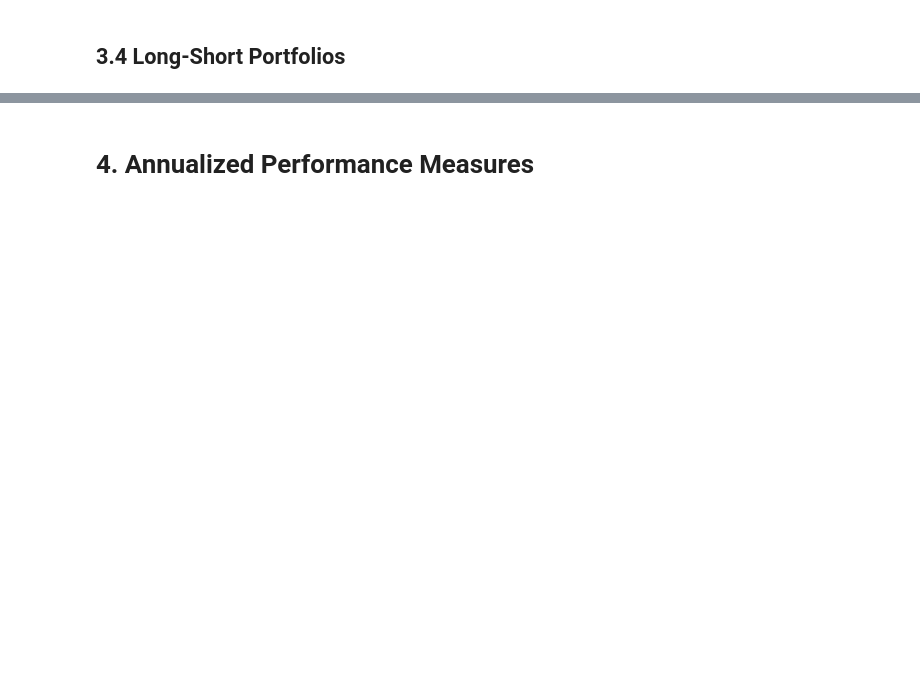
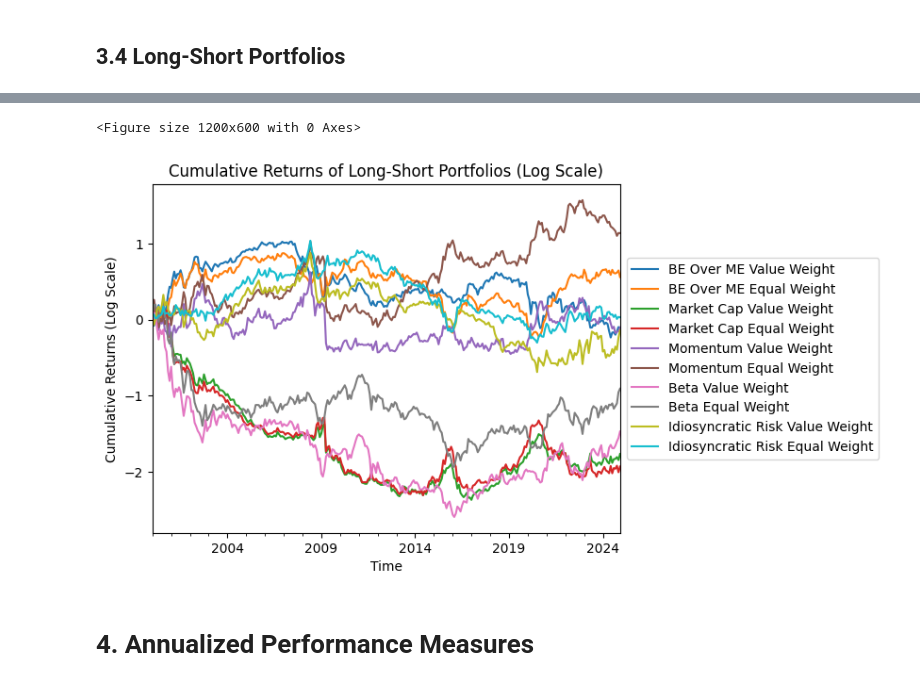
Before and after one commit to alessbressan/FINA60602A, a Jupyter notebook: project_2/Part_B copy.ipynb, the cells around one changed output, grey strips where cells are left out. Drawn from its saved outputs; the diff is of its cells as text; code cells hidden in the pictures; blank space fills up the shorter version.

```diff
--- a/project_2/Part_B copy.ipynb
+++ b/project_2/Part_B copy.ipynb
@@ -240,3 +312,20 @@ plt.show()
+# %%
+ # Resize the plot
+plt.figure(figsize=(12, 6))  # Adjust the figure size (width, height)
+
+# Plot the data
+np.log((1 + portfolio_results.loc["2000":]).cumprod()).plot()
+
+# Relocate the legend outside the plot
+plt.legend(loc='center left', bbox_to_anchor=(1, 0.5))  # Adjust legend position
+plt.title("Cumulative Returns of Long-Short Portfolios (Log Scale)")  # Add the title
+plt.xlabel("Time")
+plt.ylabel("Cumulative Returns (Log Scale)")
+# Show the plot
+plt.show()
+# %% [output]
+<Figure size 1200x600 with 0 Axes>
+[figure, added]
 # %% [markdown]
 # 4. Annualized Performance Measures
 # %%
```
Also changed, not shown: parts of 28 cells of this notebook.
